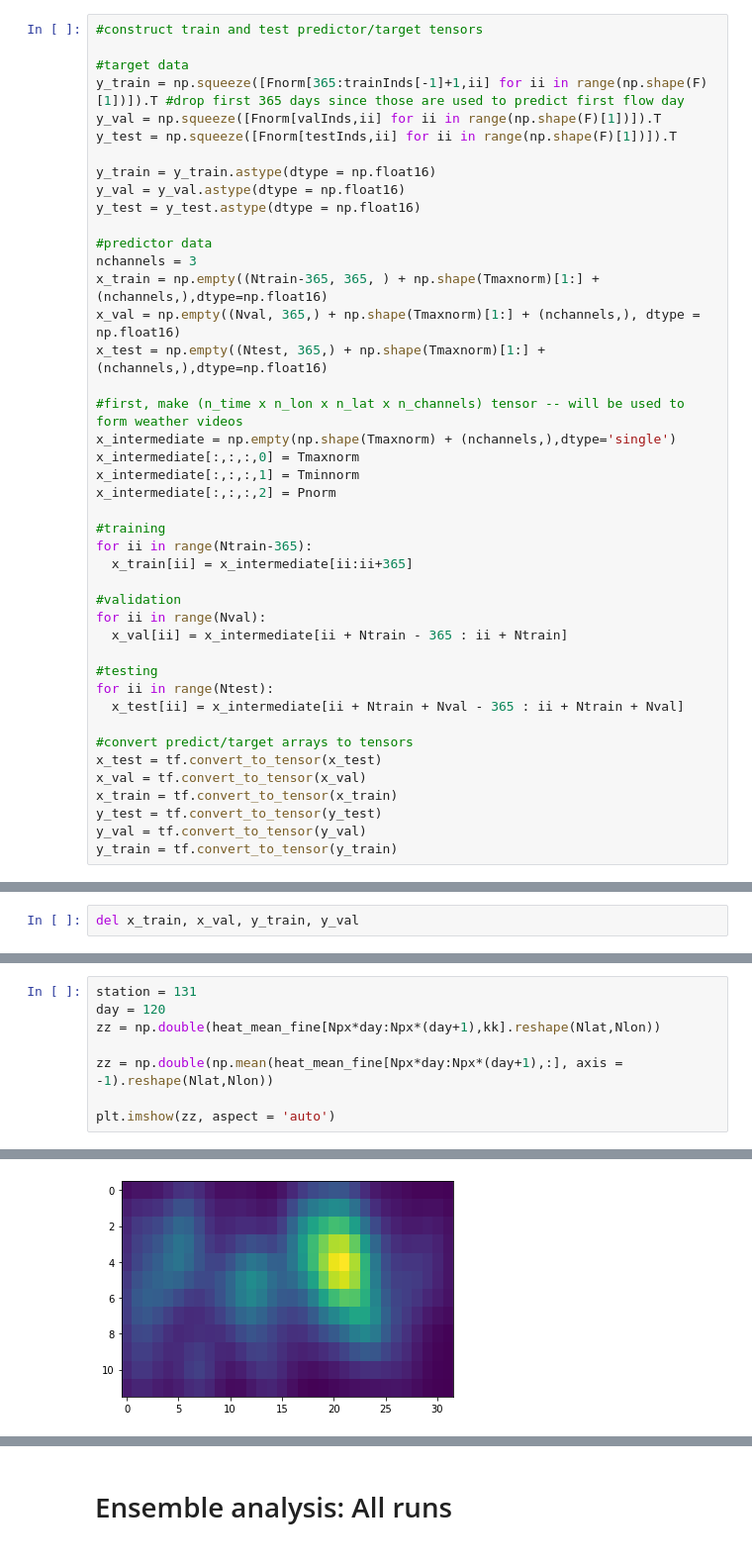
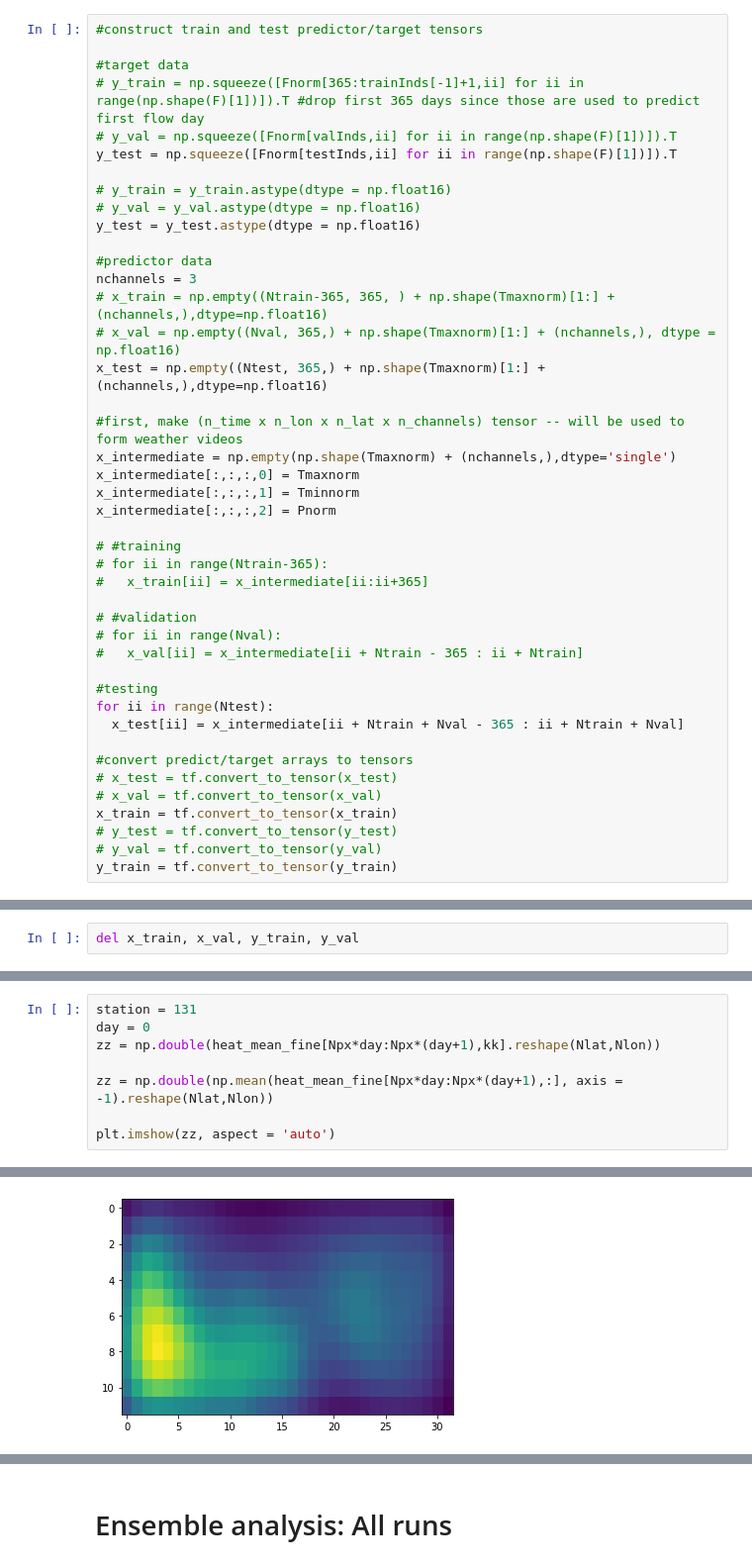
Before and after one commit to andersonsam/cnn_lstm_interpret, a Jupyter notebook: heat_map_time_series.ipynb, the cells around one changed output, grey strips where cells are left out. Shown at 99% size. Cells and saved outputs as stored; diff of their text form.

Commit message:
Cluster by max lat/lon, visualize, save

```diff
--- a/heat_map_time_series.ipynb
+++ b/heat_map_time_series.ipynb
@@ -870,18 +870,18 @@ for station in range(np.shape(F)[1]):
 #construct train and test predictor/target tensors
 
 #target data
-y_train = np.squeeze([Fnorm[365:trainInds[-1]+1,ii] for ii in range(np.shape(F)[1])]).T #drop first 365 days since those are used to predict first flow day
-y_val = np.squeeze([Fnorm[valInds,ii] for ii in range(np.shape(F)[1])]).T
+# y_train = np.squeeze([Fnorm[365:trainInds[-1]+1,ii] for ii in range(np.shape(F)[1])]).T #drop first 365 days since those are used to predict first flow day
+# y_val = np.squeeze([Fnorm[valInds,ii] for ii in range(np.shape(F)[1])]).T
 y_test = np.squeeze([Fnorm[testInds,ii] for ii in range(np.shape(F)[1])]).T
 
-y_train = y_train.astype(dtype = np.float16)
-y_val = y_val.astype(dtype = np.float16)
+# y_train = y_train.astype(dtype = np.float16)
+# y_val = y_val.astype(dtype = np.float16)
 y_test = y_test.astype(dtype = np.float16)
 
 #predictor data
 nchannels = 3
-x_train = np.empty((Ntrain-365, 365, ) + np.shape(Tmaxnorm)[1:] + (nchannels,),dtype=np.float16)
-x_val = np.empty((Nval, 365,) + np.shape(Tmaxnorm)[1:] + (nchannels,), dtype = np.float16)
+# x_train = np.empty((Ntrain-365, 365, ) + np.shape(Tmaxnorm)[1:] + (nchannels,),dtype=np.float16)
+# x_val = np.empty((Nval, 365,) + np.shape(Tmaxnorm)[1:] + (nchannels,), dtype = np.float16)
 x_test = np.empty((Ntest, 365,) + np.shape(Tmaxnorm)[1:] + (nchannels,),dtype=np.float16)
 
 #first, make (n_time x n_lon x n_lat x n_channels) tensor -- will be used to form weather videos
@@ -890,24 +890,24 @@ x_intermediate[:,:,:,0] = Tmaxnorm
 x_intermediate[:,:,:,1] = Tminnorm
 x_intermediate[:,:,:,2] = Pnorm
 
-#training
-for ii in range(Ntrain-365):
-  x_train[ii] = x_intermediate[ii:ii+365]
+# #training
+# for ii in range(Ntrain-365):
+#   x_train[ii] = x_intermediate[ii:ii+365]
 
-#validation
-for ii in range(Nval):
-  x_val[ii] = x_intermediate[ii + Ntrain - 365 : ii + Ntrain]
+# #validation
+# for ii in range(Nval):
+#   x_val[ii] = x_intermediate[ii + Ntrain - 365 : ii + Ntrain]
 
 #testing
 for ii in range(Ntest):
   x_test[ii] = x_intermediate[ii + Ntrain + Nval - 365 : ii + Ntrain + Nval]
 
 #convert predict/target arrays to tensors
-x_test = tf.convert_to_tensor(x_test)
-x_val = tf.convert_to_tensor(x_val)
+# x_test = tf.convert_to_tensor(x_test)
+# x_val = tf.convert_to_tensor(x_val)
 x_train = tf.convert_to_tensor(x_train)
-y_test = tf.convert_to_tensor(y_test)
-y_val = tf.convert_to_tensor(y_val)
+# y_test = tf.convert_to_tensor(y_test)
+# y_val = tf.convert_to_tensor(y_val)
 y_train = tf.convert_to_tensor(y_train)
 # %%
 # ALTERNATIVE:  Data can be structured as a generator which creates the input from x_intermediate.
@@ -1352,11 +1360,11 @@ plt.imshow(np.double(heat_fine[:,:,0]), aspect = 'auto')
 # %%
 station = 131
-day = 120
+day = 0
 zz = np.double(heat_mean_fine[Npx*day:Npx*(day+1),kk].reshape(Nlat,Nlon))
 
 zz = np.double(np.mean(heat_mean_fine[Npx*day:Npx*(day+1),:], axis = -1).reshape(Nlat,Nlon))
 
 plt.imshow(zz, aspect = 'auto')
 # %% [output]
 <matplotlib.image.AxesImage at 0x...>
-[figure, old version]
+[figure, new version]
```
Also changed, not shown: parts of 38 cells of this notebook.
